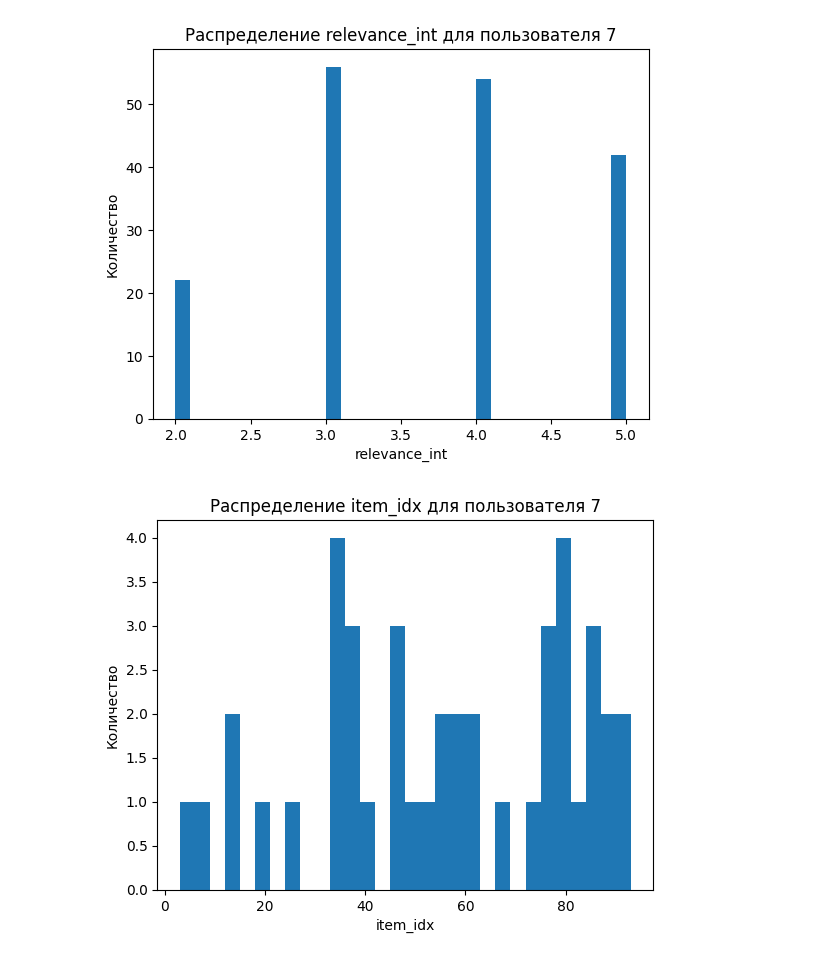
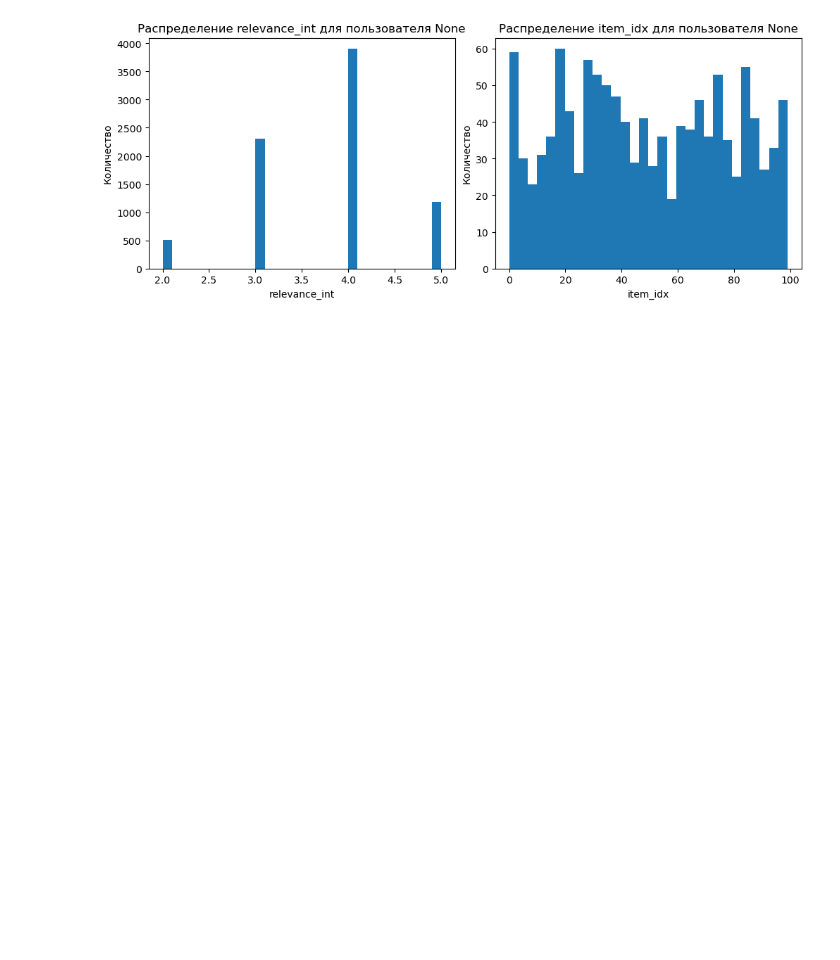
Before and after one commit to ZoyaV/RecSysMDP, a Jupyter notebook: environments/process_datasets.ipynb, the cells around one changed output. Drawn from its saved outputs; the diff is of its cells as text; code cells hidden in the pictures; blank space fills up the shorter version.

```diff
--- a/environments/process_datasets.ipynb
+++ b/environments/process_datasets.ipynb
@@ -3,5 +3,7 @@ import pandas as pd
 import matplotlib.pyplot as plt
 import numpy as np
 # %%
-data = pd.read_csv("env_random/env_random.csv")
+# data = pd.read_csv("env_random/env_random.csv")
+data = pd.read_csv("general_env/general_env.csv")
+data['timestamp'] = pd.to_datetime(data['timestamp'])
 # %%
@@ -118,10 +176,11 @@ def plot_item_distribution(data, user_id):
 # %%
-user_id = 7
-plot_relevance_distribution(data, user_id)  # Добавлен вызов новой функции
-plot_item_distribution(data, user_id)  # Добавлен вызов новой функции
+fig, axs = plt.subplots(ncols=2, nrows=1, figsize=(10, 4), layout="constrained")
+
+user_id = None
+plot_relevance_distribution(data, user_id=user_id, ax=axs[0])  # Добавлен вызов новой функции
+plot_item_distribution(data, user_id=user_id, rel=4, ax=axs[1])  # Добавлен вызов новой функции
 # %% [output]
-[figure, old version]
+[figure, new version]
-[figure, removed]
 # %%
 
 user = data[data['user_idx'] == 0]
```
Also changed, not shown: parts of 10 cells of this notebook.
